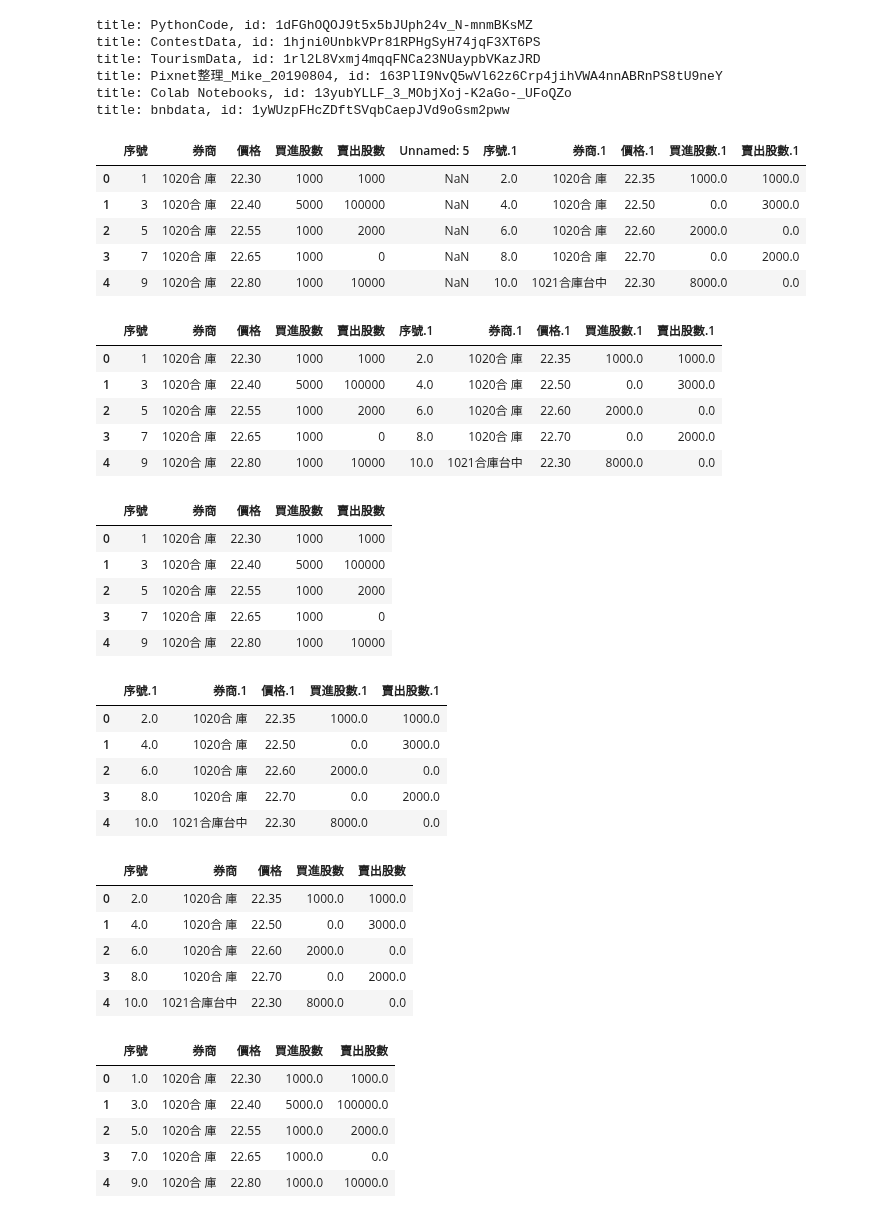
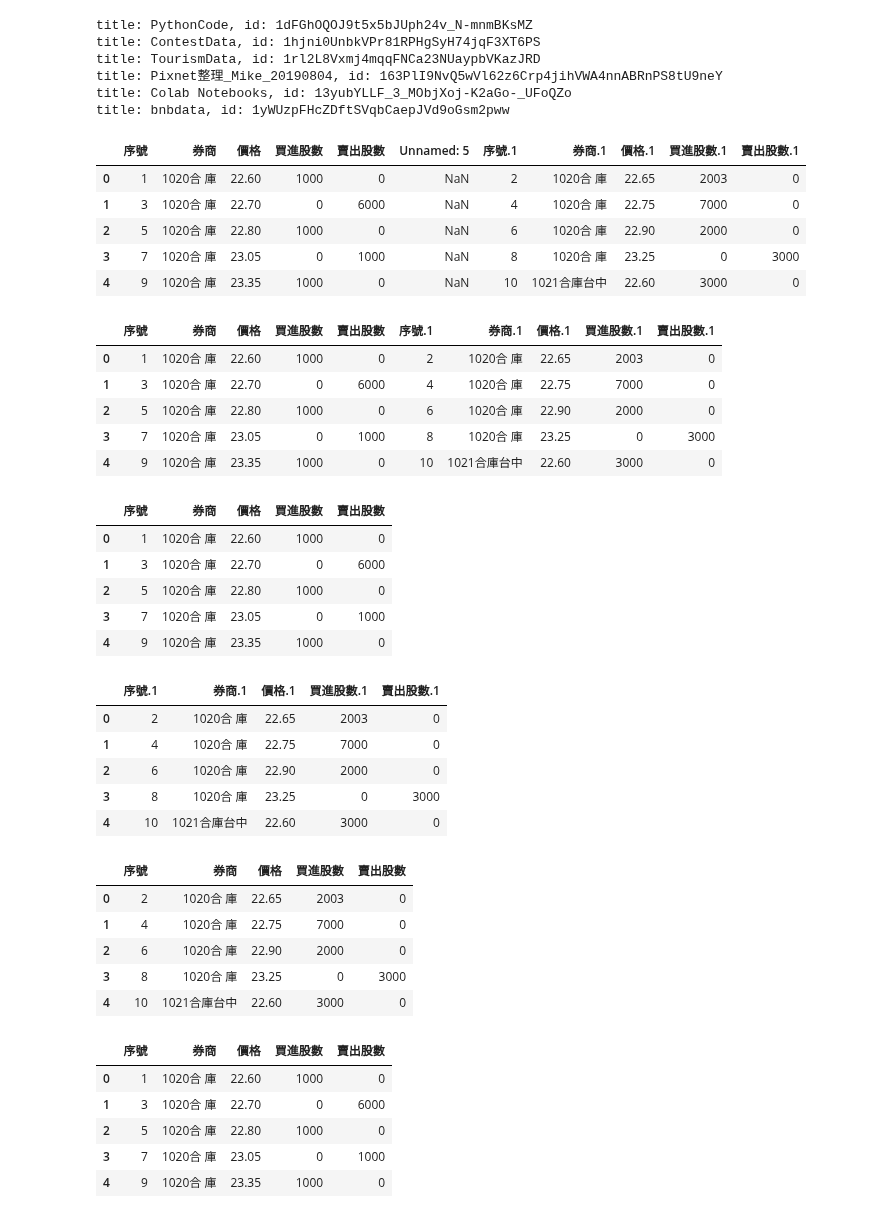
Before and after one commit to cwcheng0/practicepython, a Jupyter notebook: TaiwanStockCount.ipynb, the cells around one changed output. Saved outputs shown, nothing was run; the diff lists cells and outputs as text; code cells hidden in the pictures.

```diff
--- a/TaiwanStockCount.ipynb
+++ b/TaiwanStockCount.ipynb
@@ -50,31 +50,31 @@ title: bnbdata, id: 1yWUzpFHcZDftSVqbCaepJVd9oGsm2pww
 # %%
 # Check first 5 rows in a file
 # from tabula import
-df = pd.read_csv(r'/content/gdrive/My Drive/ContestData/FinanceData/2353_20200811.csv',encoding='utf-8')
+df = pd.read_csv(r'/content/gdrive/My Drive/ContestData/FinanceData/2353_20200813.csv',encoding='utf-8')
 
 # delete first 2 rows
 # df.drop(1,0,inplace=True)
 # df.drop(1,0,inplace=True)
 
 df.head()
 # %% [output]
 |  | 序號 | 券商 | 價格 | 買進股數 | 賣出股數 | Unnamed: 5 | 序號.1 | 券商.1 | 價格.1 | 買進股數.1 | 賣出股數.1 |
-| 0 | 1 | 1020合 庫 | 22.30 | 1000 | 1000 | NaN | 2.0 | 1020合 庫 | 22.35 | 1000.0 | 1000.0 |
-| 1 | 3 | 1020合 庫 | 22.40 | 5000 | 100000 | NaN | 4.0 | 1020合 庫 | 22.50 | 0.0 | 3000.0 |
-| 2 | 5 | 1020合 庫 | 22.55 | 1000 | 2000 | NaN | 6.0 | 1020合 庫 | 22.60 | 2000.0 | 0.0 |
-| 3 | 7 | 1020合 庫 | 22.65 | 1000 | 0 | NaN | 8.0 | 1020合 庫 | 22.70 | 0.0 | 2000.0 |
-| 4 | 9 | 1020合 庫 | 22.80 | 1000 | 10000 | NaN | 10.0 | 1021合庫台中 | 22.30 | 8000.0 | 0.0 |
+| 0 | 1 | 1020合 庫 | 22.60 | 1000 | 0 | NaN | 2 | 1020合 庫 | 22.65 | 2003 | 0 |
+| 1 | 3 | 1020合 庫 | 22.70 | 0 | 6000 | NaN | 4 | 1020合 庫 | 22.75 | 7000 | 0 |
+| 2 | 5 | 1020合 庫 | 22.80 | 1000 | 0 | NaN | 6 | 1020合 庫 | 22.90 | 2000 | 0 |
+| 3 | 7 | 1020合 庫 | 23.05 | 0 | 1000 | NaN | 8 | 1020合 庫 | 23.25 | 0 | 3000 |
+| 4 | 9 | 1020合 庫 | 23.35 | 1000 | 0 | NaN | 10 | 1021合庫台中 | 22.60 | 3000 | 0 |
 # %%
 # Drop some columns
 df = df.drop(df.columns[[5]], axis=1)
 df.head()
 # %% [output]
 |  | 序號 | 券商 | 價格 | 買進股數 | 賣出股數 | 序號.1 | 券商.1 | 價格.1 | 買進股數.1 | 賣出股數.1 |
-| 0 | 1 | 1020合 庫 | 22.30 | 1000 | 1000 | 2.0 | 1020合 庫 | 22.35 | 1000.0 | 1000.0 |
-| 1 | 3 | 1020合 庫 | 22.40 | 5000 | 100000 | 4.0 | 1020合 庫 | 22.50 | 0.0 | 3000.0 |
-| 2 | 5 | 1020合 庫 | 22.55 | 1000 | 2000 | 6.0 | 1020合 庫 | 22.60 | 2000.0 | 0.0 |
-| 3 | 7 | 1020合 庫 | 22.65 | 1000 | 0 | 8.0 | 1020合 庫 | 22.70 | 0.0 | 2000.0 |
-| 4 | 9 | 1020合 庫 | 22.80 | 1000 | 10000 | 10.0 | 1021合庫台中 | 22.30 | 8000.0 | 0.0 |
+| 0 | 1 | 1020合 庫 | 22.60 | 1000 | 0 | 2 | 1020合 庫 | 22.65 | 2003 | 0 |
+| 1 | 3 | 1020合 庫 | 22.70 | 0 | 6000 | 4 | 1020合 庫 | 22.75 | 7000 | 0 |
+| 2 | 5 | 1020合 庫 | 22.80 | 1000 | 0 | 6 | 1020合 庫 | 22.90 | 2000 | 0 |
+| 3 | 7 | 1020合 庫 | 23.05 | 0 | 1000 | 8 | 1020合 庫 | 23.25 | 0 | 3000 |
+| 4 | 9 | 1020合 庫 | 23.35 | 1000 | 0 | 10 | 1021合庫台中 | 22.60 | 3000 | 0 |
 # %%
 # Split fields
 # Copy files
@@ -84,44 +84,44 @@ df1 = df1.drop(df.columns[[5,6,7,8,9]], axis=1)
 df1.head()
 # %% [output]
 |  | 序號 | 券商 | 價格 | 買進股數 | 賣出股數 |
-| 0 | 1 | 1020合 庫 | 22.30 | 1000 | 1000 |
-| 1 | 3 | 1020合 庫 | 22.40 | 5000 | 100000 |
-| 2 | 5 | 1020合 庫 | 22.55 | 1000 | 2000 |
-| 3 | 7 | 1020合 庫 | 22.65 | 1000 | 0 |
-| 4 | 9 | 1020合 庫 | 22.80 | 1000 | 10000 |
+| 0 | 1 | 1020合 庫 | 22.60 | 1000 | 0 |
+| 1 | 3 | 1020合 庫 | 22.70 | 0 | 6000 |
+| 2 | 5 | 1020合 庫 | 22.80 | 1000 | 0 |
+| 3 | 7 | 1020合 庫 | 23.05 | 0 | 1000 |
+| 4 | 9 | 1020合 庫 | 23.35 | 1000 | 0 |
 # %%
 # Do it again
 df2 = df2.drop(df2.columns[[0,1,2,3,4]], axis=1)
 df2.head()
 # %% [output]
 |  | 序號.1 | 券商.1 | 價格.1 | 買進股數.1 | 賣出股數.1 |
-| 0 | 2.0 | 1020合 庫 | 22.35 | 1000.0 | 1000.0 |
-| 1 | 4.0 | 1020合 庫 | 22.50 | 0.0 | 3000.0 |
-| 2 | 6.0 | 1020合 庫 | 22.60 | 2000.0 | 0.0 |
-| 3 | 8.0 | 1020合 庫 | 22.70 | 0.0 | 2000.0 |
-| 4 | 10.0 | 1021合庫台中 | 22.30 | 8000.0 | 0.0 |
+| 0 | 2 | 1020合 庫 | 22.65 | 2003 | 0 |
+| 1 | 4 | 1020合 庫 | 22.75 | 7000 | 0 |
+| 2 | 6 | 1020合 庫 | 22.90 | 2000 | 0 |
+| 3 | 8 | 1020合 庫 | 23.25 | 0 | 3000 |
+| 4 | 10 | 1021合庫台中 | 22.60 | 3000 | 0 |
 # %%
 # Change column names
 df2.columns = ['序號', '券商', '價格', '買進股數', '賣出股數']
 df2.head()
 # %% [output]
 |  | 序號 | 券商 | 價格 | 買進股數 | 賣出股數 |
-| 0 | 2.0 | 1020合 庫 | 22.35 | 1000.0 | 1000.0 |
-| 1 | 4.0 | 1020合 庫 | 22.50 | 0.0 | 3000.0 |
-| 2 | 6.0 | 1020合 庫 | 22.60 | 2000.0 | 0.0 |
-| 3 | 8.0 | 1020合 庫 | 22.70 | 0.0 | 2000.0 |
-| 4 | 10.0 | 1021合庫台中 | 22.30 | 8000.0 | 0.0 |
+| 0 | 2 | 1020合 庫 | 22.65 | 2003 | 0 |
+| 1 | 4 | 1020合 庫 | 22.75 | 7000 | 0 |
+| 2 | 6 | 1020合 庫 | 22.90 | 2000 | 0 |
+| 3 | 8 | 1020合 庫 | 23.25 | 0 | 3000 |
+| 4 | 10 | 1021合庫台中 | 22.60 | 3000 | 0 |
 # %%
 # join columns
 df3 = pd.concat([df1, df2])
 df3.head()
 # %% [output]
 |  | 序號 | 券商 | 價格 | 買進股數 | 賣出股數 |
-| 0 | 1.0 | 1020合 庫 | 22.30 | 1000.0 | 1000.0 |
-| 1 | 3.0 | 1020合 庫 | 22.40 | 5000.0 | 100000.0 |
-| 2 | 5.0 | 1020合 庫 | 22.55 | 1000.0 | 2000.0 |
-| 3 | 7.0 | 1020合 庫 | 22.65 | 1000.0 | 0.0 |
-| 4 | 9.0 | 1020合 庫 | 22.80 | 1000.0 | 10000.0 |
+| 0 | 1 | 1020合 庫 | 22.60 | 1000 | 0 |
+| 1 | 3 | 1020合 庫 | 22.70 | 0 | 6000 |
+| 2 | 5 | 1020合 庫 | 22.80 | 1000 | 0 |
+| 3 | 7 | 1020合 庫 | 23.05 | 0 | 1000 |
+| 4 | 9 | 1020合 庫 | 23.35 | 1000 | 0 |
 # %%
 # tail
 df3.tail()
```
Also changed, not shown: parts of 11 cells of this notebook.
